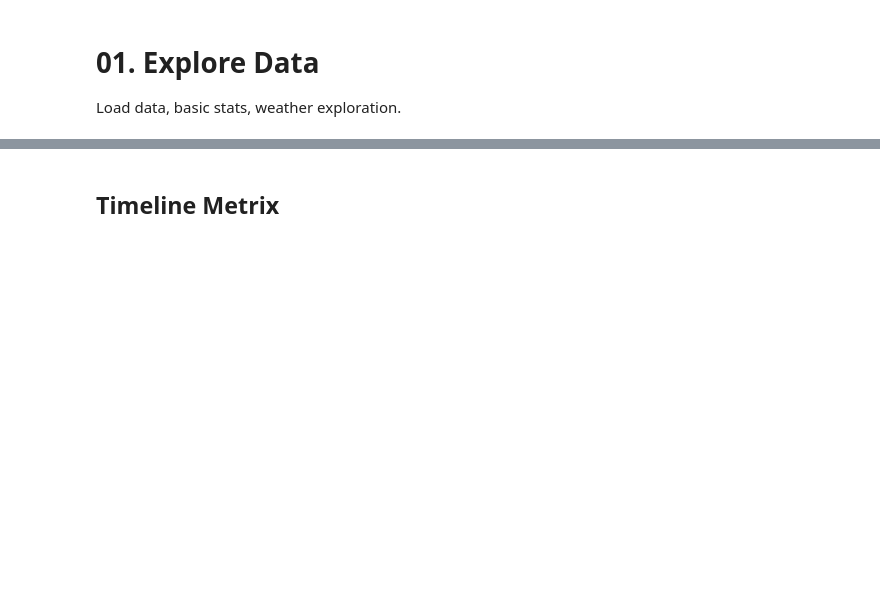
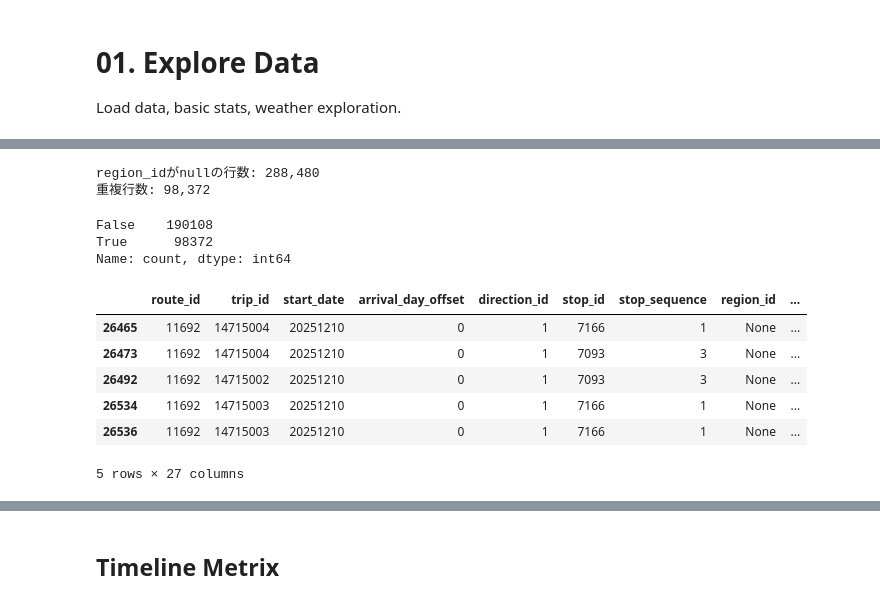
Before and after one commit to tyoshilab/bus-delay-predictor-ml, a Jupyter notebook: data_analysis/01_explore_data.ipynb, the cells around one changed output, grey strips where cells are left out. Drawn from its saved outputs; the diff is of its cells as text; code cells hidden in the pictures; blank space fills up the shorter version.

```diff
--- a/data_analysis/01_explore_data.ipynb
+++ b/data_analysis/01_explore_data.ipynb
@@ -21,5 +24,6 @@ if base_df is not None:
 
     # Filter outliers
     base_df_filtered = base_df[(base_df['arrival_delay'] >= -600) & (base_df['arrival_delay'] <= 1800)]
+    del base_df
     base_df_filtered = base_df_filtered[base_df_filtered['alert_effect_detour'] >= 0]
     print(f"Records after filtering outliers: {len(base_df_filtered):,}")
@@ -26,3 +74,25 @@ if base_df is not None:
+# %%
+# region_idがnullの行の重複数を確認
+null_region_df = base_df_filtered.loc[base_df_filtered['region_id'].isnull()]
+print(f"region_idがnullの行数: {len(null_region_df):,}")
+print(f"重複行数: {null_region_df.duplicated().sum():,}")
+null_region_df.duplicated().value_counts()
+# %% [output]
+region_idがnullの行数: 288,480
+重複行数: 98,372
+False    190108
+True      98372
+Name: count, dtype: int64
+# %%
+null_region_df[~null_region_df.duplicated()].head()
+# %% [output]
+|  | route_id | trip_id | start_date | arrival_day_offset | direction_id | stop_id | stop_sequence | region_id | ... |
+| 26465 | 11692 | 14715004 | 20251210 | 0 | 1 | 7166 | 1 | None | ... |
+| 26473 | 11692 | 14715004 | 20251210 | 0 | 1 | 7093 | 3 | None | ... |
+| 26492 | 11692 | 14715002 | 20251210 | 0 | 1 | 7093 | 3 | None | ... |
+| 26534 | 11692 | 14715003 | 20251210 | 0 | 1 | 7166 | 1 | None | ... |
+| 26536 | 11692 | 14715003 | 20251210 | 0 | 1 | 7166 | 1 | None | ... |
+5 rows × 27 columns
 # %%
 plt.figure(figsize=(10, 5))
 plt.hist(base_df_filtered['arrival_delay'], bins=50, range=(-300, 900))
```
Also changed, not shown: parts of 8 cells of this notebook, 39 other files.
